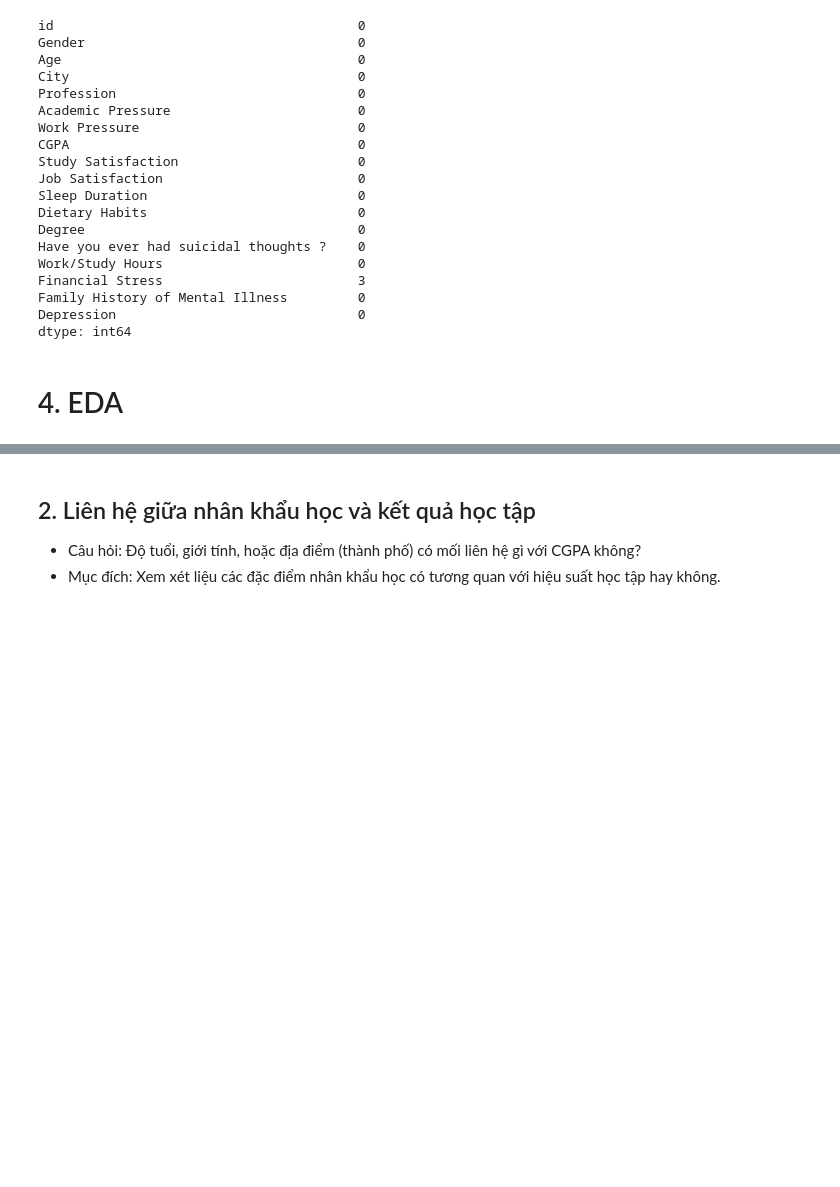
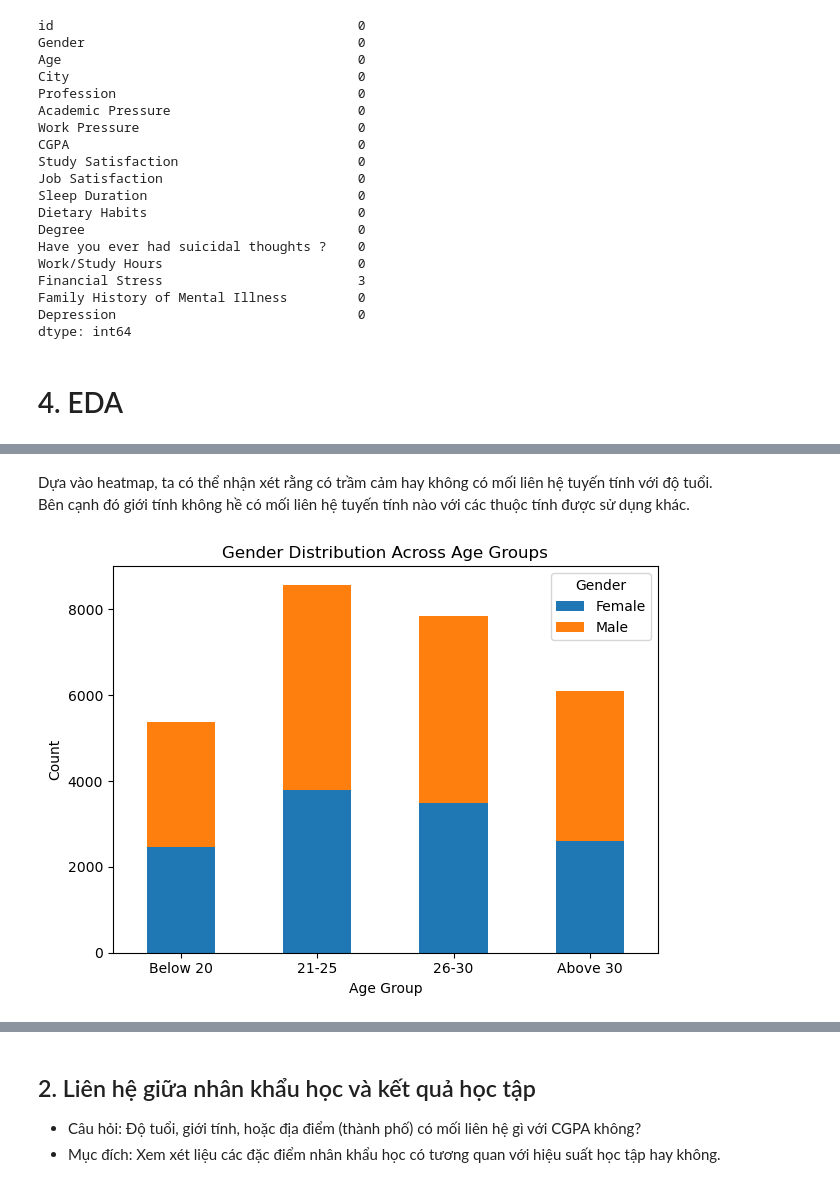
Before and after one commit to lhldanh/HCMUS_-CSC17104_Final_Project, a Jupyter notebook: main.ipynb, the cells around one changed output, grey strips where cells are left out. Cells and saved outputs as stored; diff of their text form; code cells hidden in the pictures; blank space fills up the shorter version.

```diff
--- a/main.ipynb
+++ b/main.ipynb
@@ -88,0 +139,18 @@ df['Financial Stress'] = df['Financial Stress'].fillna(df['Financial Stress'].me
+# %% [markdown]
+Dựa vào heatmap, ta có thể nhận xét rằng có trầm cảm hay không có mối liên hệ tuyến tính với độ tuổi.
+Bên cạnh đó giới tính không hề có mối liên hệ tuyến tính nào với các thuộc tính được sử dụng khác.
+# %%
+age_gender_counts = df1.groupby(['Age group', 'Gender']).size().unstack(fill_value=0)
+
+# Plotting
+age_gender_counts.plot(kind='bar', stacked=True)  # Change to stacked=True for a stacked bar chart
+
+plt.title('Gender Distribution Across Age Groups')
+plt.xlabel('Age Group')
+plt.ylabel('Count')
+plt.xticks(rotation=0)  # Rotate x-axis labels if necessary
+plt.legend(title='Gender')
+plt.tight_layout()  # Adjust layout to fit labels
+plt.show()
+# %% [output]
+[figure, added]
```
Also changed, not shown: parts of 21 cells of this notebook.
